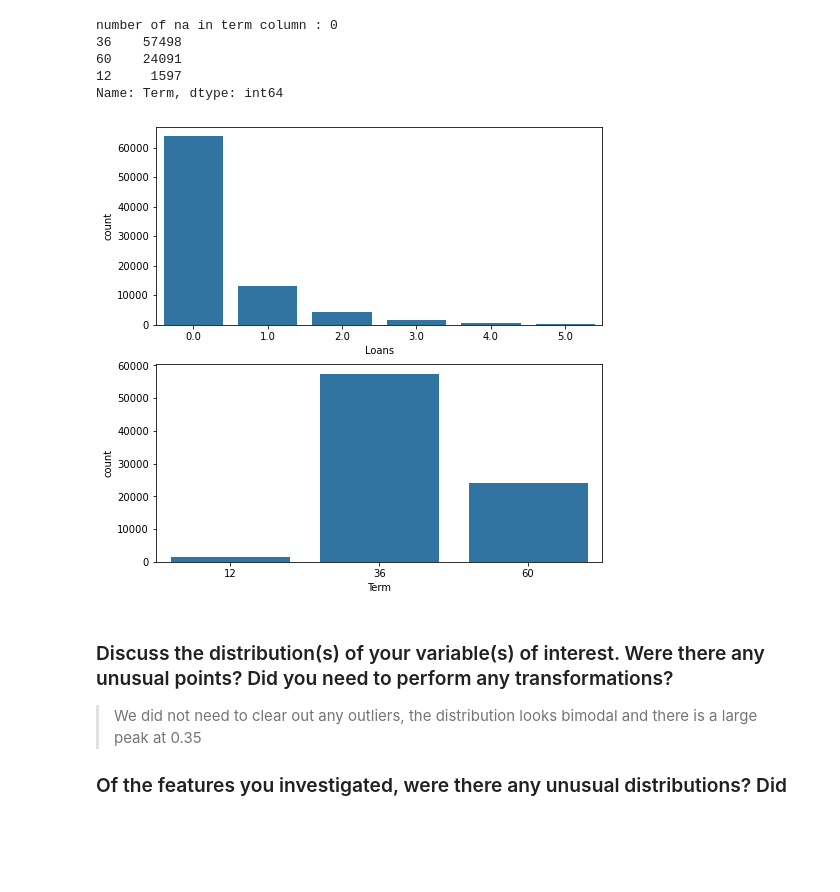
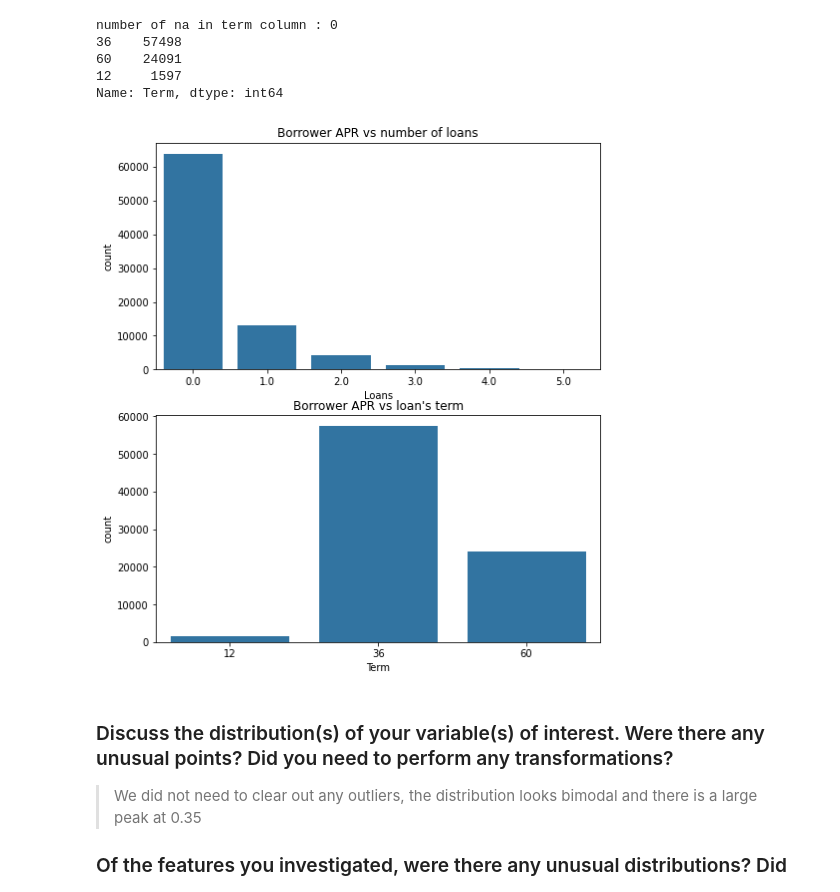
Before and after one commit to AlaaSayed794/UdacityCommunicateFindings, a Jupyter notebook: exploration.ipynb, the cells around one changed output. Saved outputs shown, nothing was run; the diff lists cells and outputs as text; code cells hidden in the pictures; blank space fills up the shorter version.

```diff
--- a/exploration.ipynb
+++ b/exploration.ipynb
@@ -220,14 +224,16 @@ Name: Term, dtype: int64
 # %%
 # let's plot the two together to get an idea of each ordinal variable's distribution.
 
 fig, ax = plt.subplots(nrows=2, figsize = [8,8])
-
+fig.subplots_adjust(bottom=0.01)
 default_color = sb.color_palette()[0]
 sb.countplot(data = df, x = 'Loans', color = default_color, ax = ax[0])
 sb.countplot(data = df, x = 'Term', color = default_color, ax = ax[1])
+ax[0].title.set_text('Borrower APR vs number of loans')
+ax[1].title.set_text('Borrower APR vs loan\'s term')
 plt.show()
 # %% [output]
-[figure, old version]
+[figure, new version]
 # %% [markdown]
 ### Discuss the distribution(s) of your variable(s) of interest. Were there any unusual points? Did you need to perform any transformations?
 
```
Also changed, not shown: parts of 11 cells of this notebook, 4 other files.
